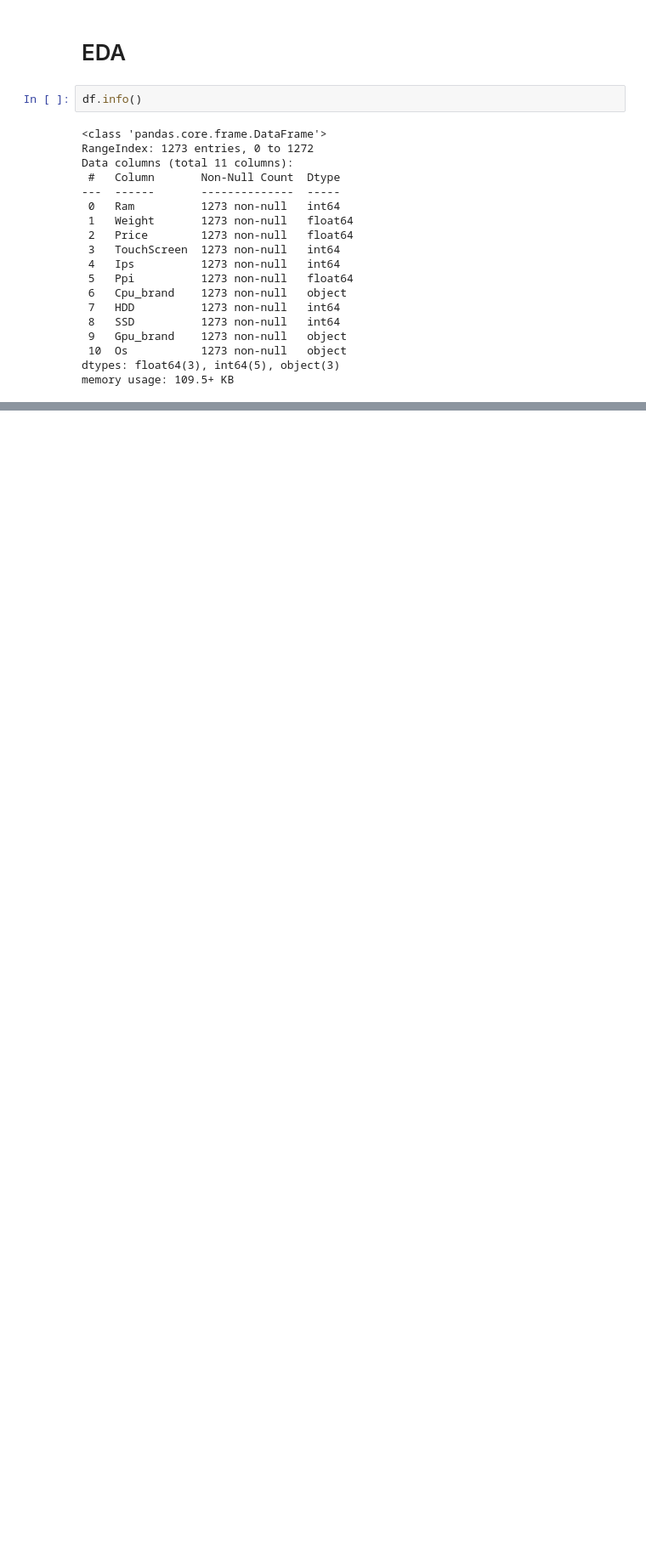
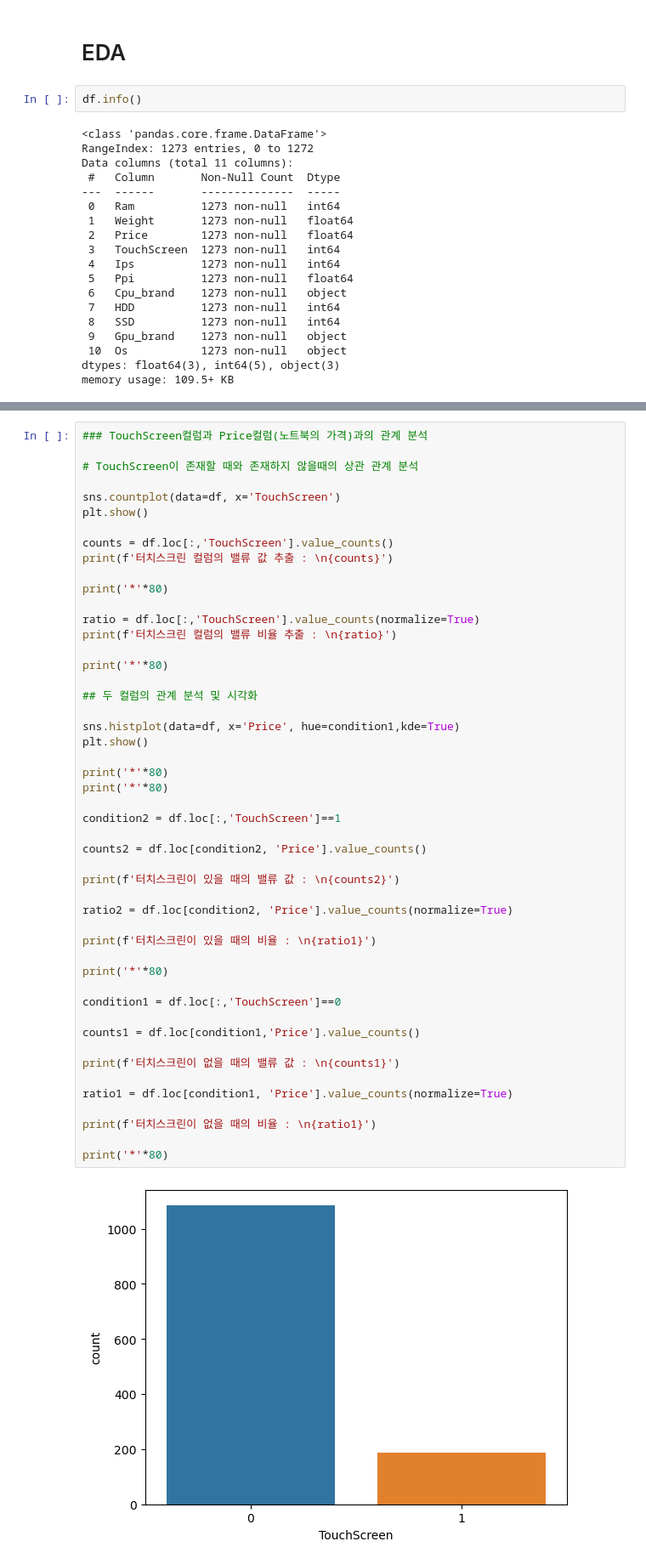
Before and after one commit to Nvuly/Laptop_Price_Prediction, a Jupyter notebook: Laptop_Price_Prediction.ipynb, the cells around one changed output, grey strips where cells are left out. Shown: that part at 85% size. Drawn from its saved outputs; the diff is of its cells as text; blank space fills up the shorter version.

```diff
--- a/Laptop_Price_Prediction.ipynb
+++ b/Laptop_Price_Prediction.ipynb
@@ -191,0 +234,51 @@ plt.show()
+# %%
+### TouchScreen컬럼과 Price컬럼(노트북의 가격)과의 관계 분석
+
+# TouchScreen이 존재할 때와 존재하지 않을때의 상관 관계 분석
+
+sns.countplot(data=df, x='TouchScreen')
+plt.show()
+
+counts = df.loc[:,'TouchScreen'].value_counts()
+print(f'터치스크린 컬럼의 밸류 값 추출 : \n{counts}')
+
+print('*'*80)
+
+ratio = df.loc[:,'TouchScreen'].value_counts(normalize=True)
+print(f'터치스크린 컬럼의 밸류 비율 추출 : \n{ratio}')
+
+print('*'*80)
+
+## 두 컬럼의 관계 분석 및 시각화
+
+sns.histplot(data=df, x='Price', hue=condition1,kde=True)
+plt.show()
+
+print('*'*80)
+print('*'*80)
+
+condition2 = df.loc[:,'TouchScreen']==1
+
+counts2 = df.loc[condition2, 'Price'].value_counts()
+
+print(f'터치스크린이 있을 때의 밸류 값 : \n{counts2}')
+
+ratio2 = df.loc[condition2, 'Price'].value_counts(normalize=True)
+
+print(f'터치스크린이 있을 때의 비율 : \n{ratio1}')
+
+print('*'*80)
+
+condition1 = df.loc[:,'TouchScreen']==0
+
+counts1 = df.loc[condition1,'Price'].value_counts()
+
+print(f'터치스크린이 없을 때의 밸류 값 : \n{counts1}')
+
+ratio1 = df.loc[condition1, 'Price'].value_counts(normalize=True)
+
+print(f'터치스크린이 없을 때의 비율 : \n{ratio1}')
+
+print('*'*80)
+# %% [output]
+[figure, added]
```
Also changed, not shown: parts of 7 cells of this notebook.
